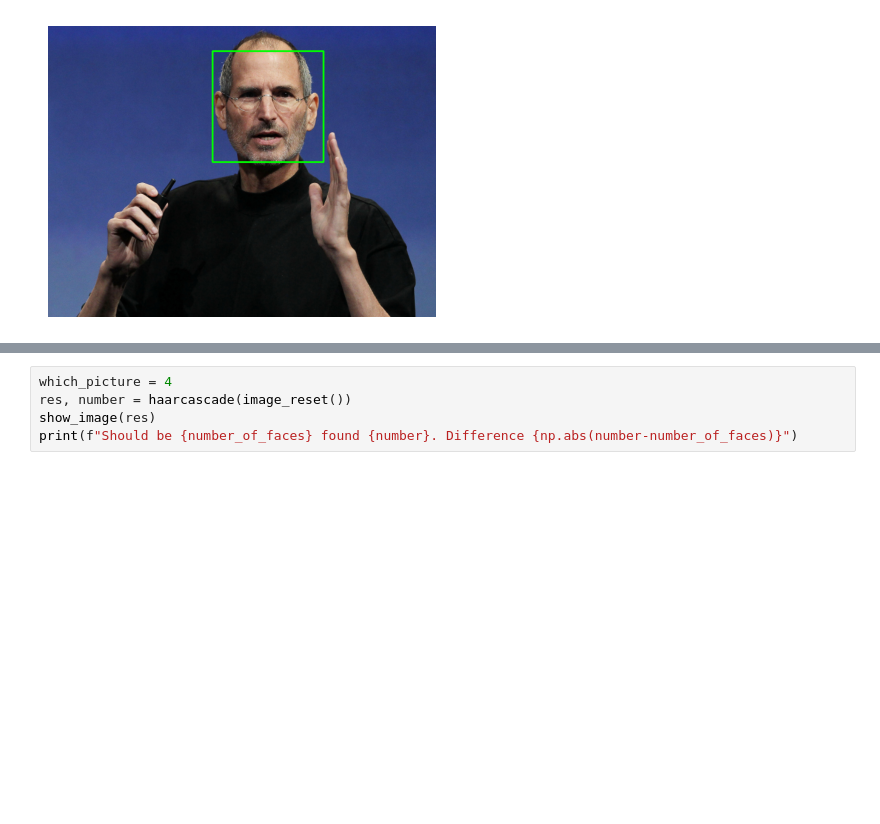
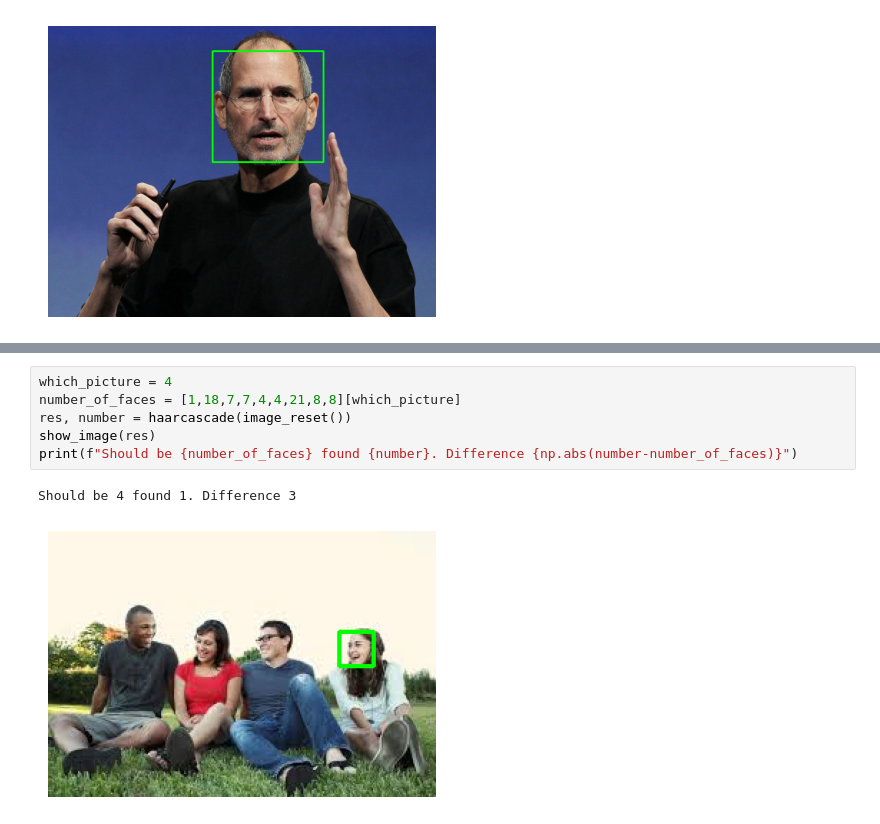
Before and after one commit to sebko-p/2-computervision-pres1-demos, a Jupyter notebook: main_presentation_version.ipynb, the cells around one changed output, grey strips where cells are left out. Saved outputs shown, nothing was run; the diff lists cells and outputs as text; blank space fills up the shorter version.

```diff
--- a/main_presentation_version.ipynb
+++ b/main_presentation_version.ipynb
@@ -71,7 +80,11 @@ print(f"Should be {number_of_faces} found {number}. Difference {np.abs(number-nu
 # %%
 which_picture = 4
+number_of_faces = [1,18,7,7,4,4,21,8,8][which_picture]
 res, number = haarcascade(image_reset())
 show_image(res)
 print(f"Should be {number_of_faces} found {number}. Difference {np.abs(number-number_of_faces)}")
+# %% [output]
+Should be 4 found 1. Difference 3
+[figure, added]
 # %%
 which_picture = 5
```
Also changed, not shown: parts of 4 cells of this notebook.
